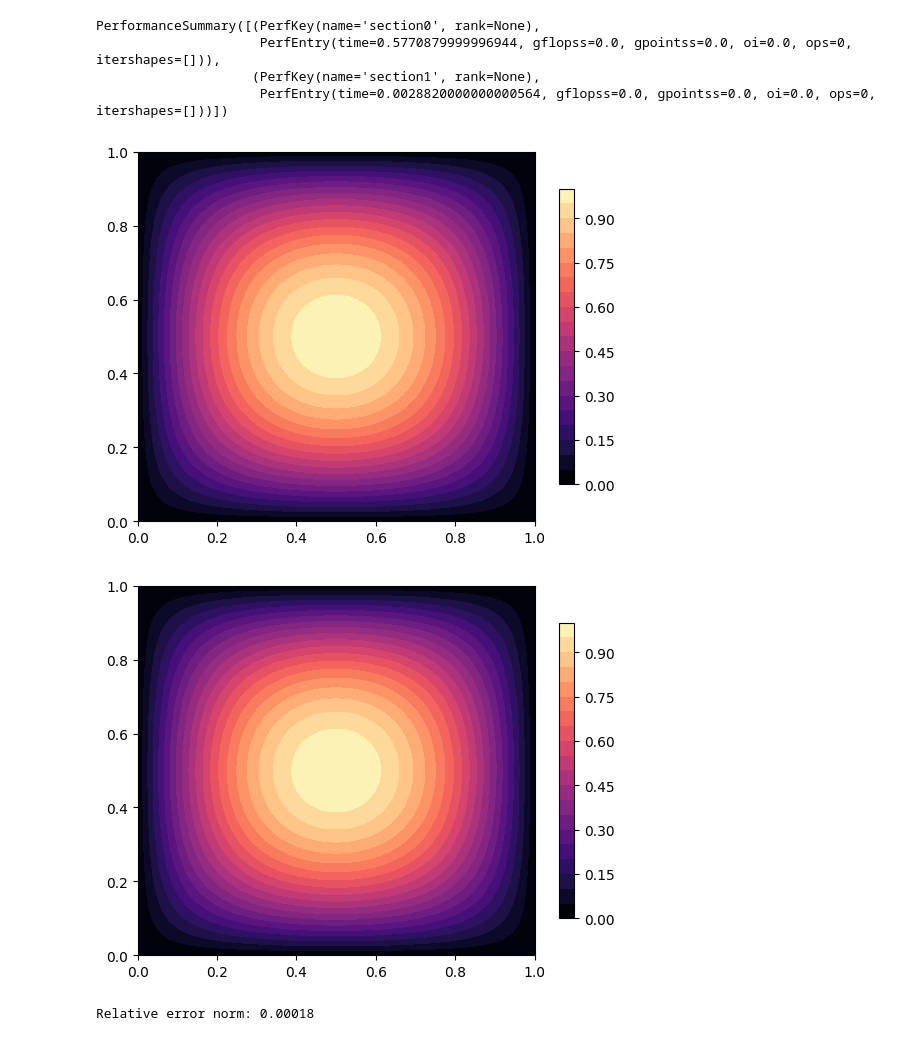
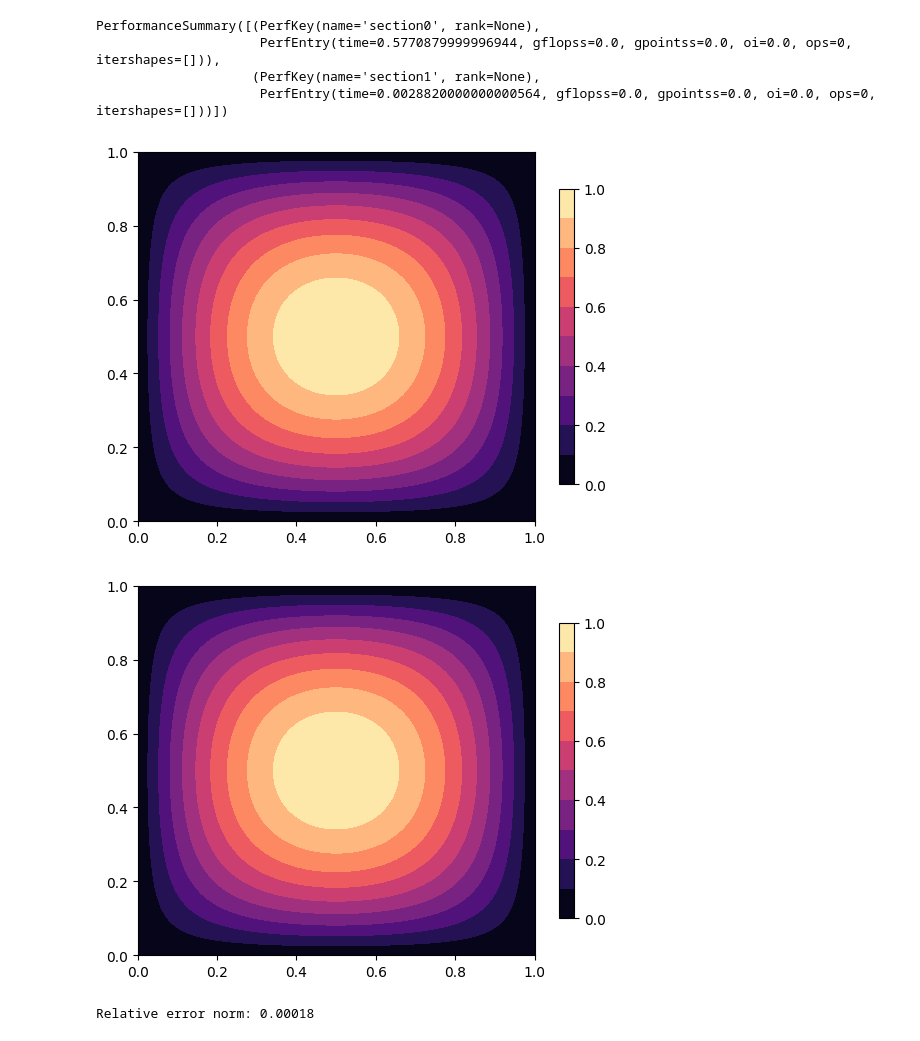
Before and after one commit to oscar-rincon/fwi, a Jupyter notebook: 01_poisson_dirichlet.ipynb, the cells around one changed output. Saved outputs shown, nothing was run; the diff lists cells and outputs as text; code cells hidden in the pictures.

```diff
--- a/01_poisson_dirichlet.ipynb
+++ b/01_poisson_dirichlet.ipynb
@@ -113,21 +113,21 @@ PerformanceSummary([(PerfKey(name='section0', rank=None),
                      PerfEntry(time=0.0028820000000000564, gflopss=0.0, gpointss=0.0, oi=0.0, ops=0, itershapes=[]))])
 # %%
 # Plot the numerical solution at the initial time step
-plt.contourf(p.data[0], cmap='magma', extent=extent, levels=20)
+plt.contourf(p.data[0], cmap='magma', extent=extent, levels=10)
 
 # Add a colorbar to the plot
 plt.colorbar(shrink=0.8)
 
 # Display the plot
 plt.show()
 # %% [output]
-[figure, old version]
+[figure, new version]
 # %%
 # Calculate the exact solution
 u_exact = 16 * (1 - X) * X * (1 - Y) * Y
 
 # Plot the exact solution
-plt.contourf(u_exact, cmap='magma', extent=extent, levels=20)
+plt.contourf(u_exact, cmap='magma', extent=extent, levels=10)
 
 # Add a colorbar to the plot
 plt.colorbar(shrink=0.8)
@@ -135,7 +135,7 @@ plt.colorbar(shrink=0.8)
 # Display the plot
 plt.show()
 # %% [output]
-[figure, old version]
+[figure, new version]
 # %%
 # Calculate the relative error
 error = np.linalg.norm(p.data[nt].flatten() - u_exact.flatten()) / np.linalg.norm(u_exact.flatten())
```
